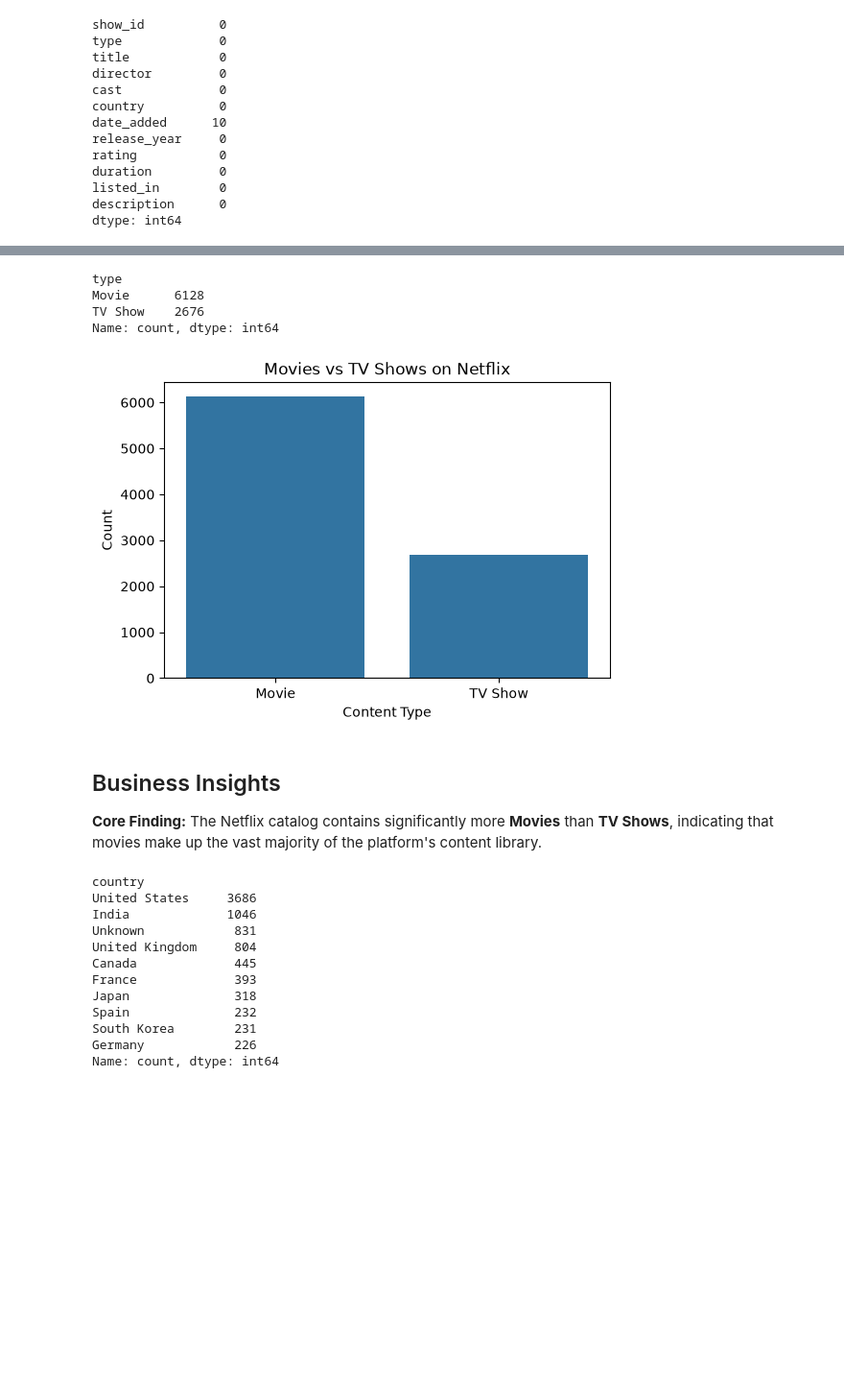
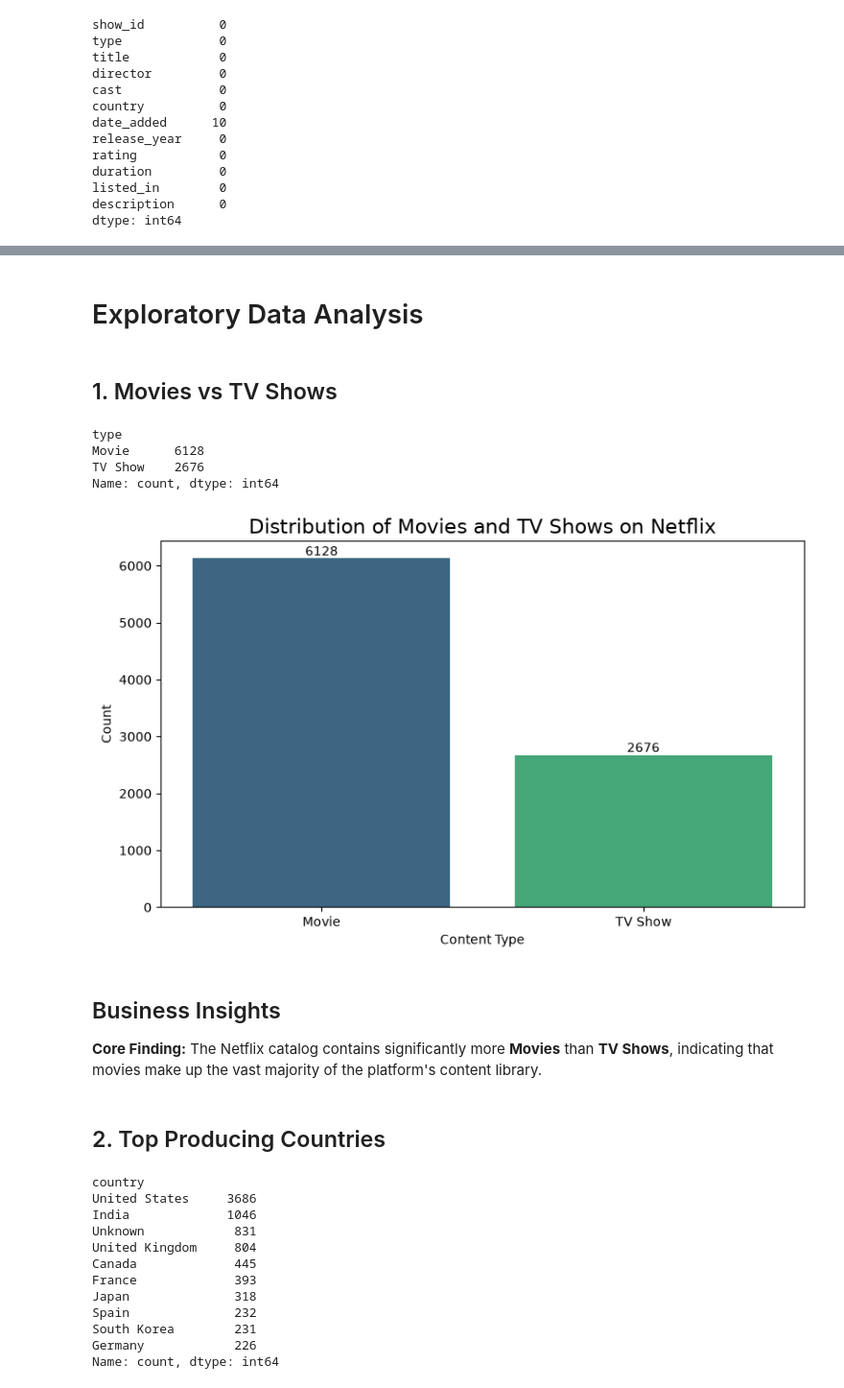
Before and after one commit to Hiba-Eman/Netflix_data_analysis, a Jupyter notebook: analysis.ipynb, the cells around one changed output, grey strips where cells are left out. Shown at 96% size. Cells and saved outputs as stored; diff of their text form; code cells hidden in the pictures; blank space fills up the shorter version.

Commit message:
update existing content analysis and add new visualization sections

```diff
--- a/analysis.ipynb
+++ b/analysis.ipynb
@@ -170,6 +188,10 @@ df.head()
 | 2 | s3 | TV Show | Ganglands | Julien Leclercq | Sami Bouajila, Tracy Gotoas, Samu... | Unknown | 2021-09-24 | 2021 | TV-MA | 1 Season | ... |
 | 3 | s4 | TV Show | Jailbirds New Orleans | Unknown | Unknown | Unknown | 2021-09-24 | 2021 | TV-MA | 1 Season | ... |
 | 4 | s5 | TV Show | Kota Factory | Unknown | Mayur More, Jitendra Kumar, Ranja... | India | 2021-09-24 | 2021 | TV-MA | 2 Seasons | ... |
+# %% [markdown]
+# Exploratory Data Analysis
+# %% [markdown]
+## 1. Movies vs TV Shows
 # %%
 #check the unique values in the "type" column
 df["type"].value_counts()
@@ -181,20 +203,32 @@ Name: count, dtype: int64
 # %%
 #Analysis 1: Movies vs TV Shows
 # Plot the distribution of content types
-plt.figure(figsize=(6,4))
+plt.figure(figsize=(8, 5))
 
-sns.countplot(data=df, x="type")
+ax = sns.countplot(
+    data=df,
+    x="type",
+    hue="type",
+    palette="viridis",
+    legend=False
+)
 
-plt.title("Movies vs TV Shows on Netflix")
+plt.title("Distribution of Movies and TV Shows on Netflix", fontsize=16)
 plt.xlabel("Content Type")
 plt.ylabel("Count")
 
+for container in ax.containers:
+    ax.bar_label(container)
+
+plt.tight_layout()
 plt.show()
 # %% [output]
-[figure, old version]
+[figure, new version]
 # %% [markdown]
 ## Business Insights
 **Core Finding:** The Netflix catalog contains significantly more **Movies** than **TV Shows**, indicating that movies make up the vast majority of the platform's content library.
+# %% [markdown]
+## 2. Top Producing Countries
 # %%
 #Analysis 2: Top 10 Countries
 #Spliting the "country" column into multiple rows and counting the occurrences of each country
```
Also changed, not shown: parts of 31 cells of this notebook.
